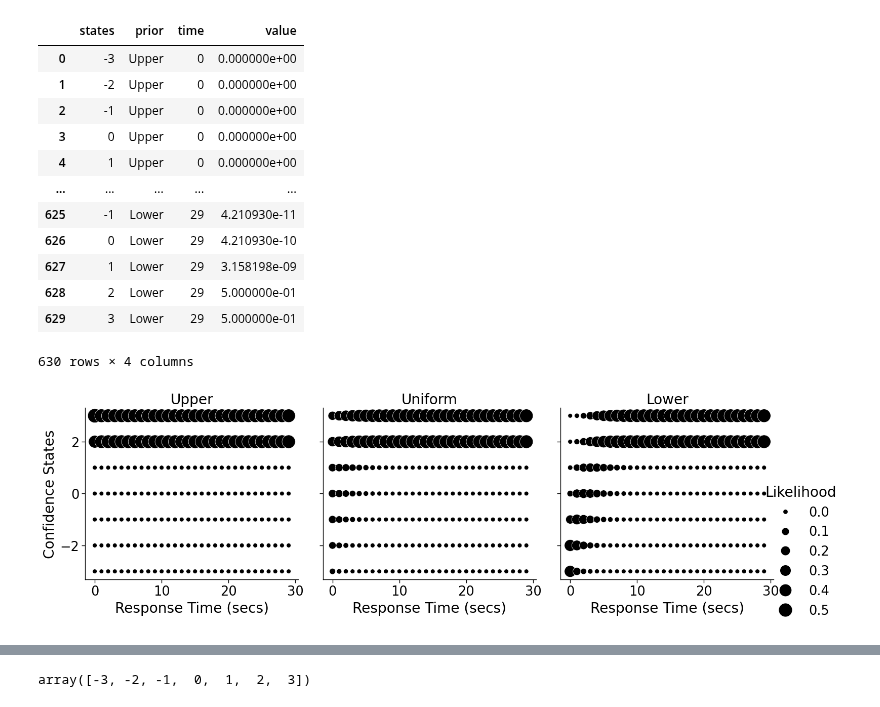
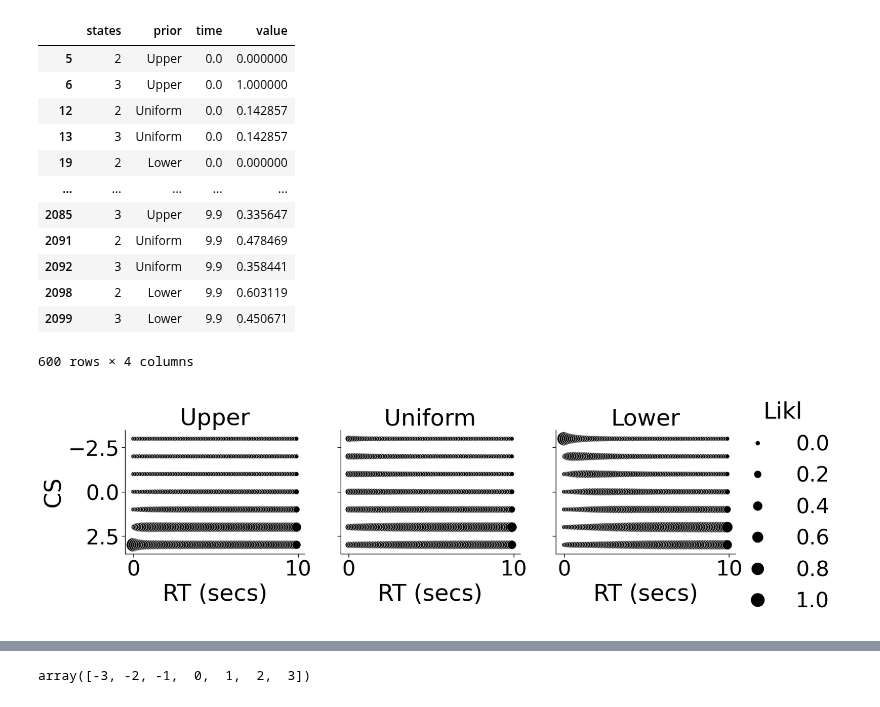
Before and after one commit to rkmalaiya/stochastic_cognitive_dynamics, a Jupyter notebook: poc/Diffusion_vs_Quantum.ipynb, the cells around one changed output, grey strips where cells are left out. Drawn from its saved outputs; the diff is of its cells as text; code cells hidden in the pictures.

```diff
--- a/poc/Diffusion_vs_Quantum.ipynb
+++ b/poc/Diffusion_vs_Quantum.ipynb
@@ -16,10 +18,10 @@ n_states, start_width, delta, measurement_prob,  I, J = 7, 1, 1, 0.8, 1, 1
 m_Mc, m_Mw, m_Mn = ca._get_measurement_matrix(n_states, 1, prob=measurement_prob, model_type = "Markov")
 q_Mc, q_Mw, q_Mn = ca._get_measurement_matrix(n_states, 1, prob=measurement_prob, model_type = "Quantum")
 # %%
-mu, sigma, T = npx.asarray([[1]]), npx.asarray([[1]]), 100
+mu, sigma_m, sigma_q, T = npx.asarray([[1]]), npx.asarray([[2]]), npx.asarray([[2]]), 10
 
-intensity_matrix_markov = dd._buildK(n_states, mu, sigma)
-intensity_matrix_quantum = qd._buildH(n_states, mu, sigma)
+intensity_matrix_markov = dd._buildK(n_states, mu, sigma_m)
+intensity_matrix_quantum = qd._buildH(n_states, mu, sigma_q)
 # %%
 phi_0_markov = ca._get_initial_state(n_states, start_width,model_type="Markov", prior_type="Upper")
 phi_0_quantum = ca._get_initial_state(n_states, start_width,model_type="Quantum" , prior_type="Upper")
@@ -25,0 +63,4 @@ phi_0_quantum = ca._get_initial_state(n_states, start_width,model_type="Quantum"
+# %%
+phi_0_markov = ca._get_initial_state(n_states, start_width,model_type="Markov", prior_type="Uniform")
+phi_0_quantum = ca._get_initial_state(n_states, start_width,model_type="Quantum" , prior_type="Uniform")
+phi_0_markov, phi_0_quantum
@@ -32,12 +92,12 @@ for prior_type in ["Upper", "Uniform", "Lower"]:
 
     phi_markov_arr = []
     phi_quantum_arr = []
-    for t in range(1,31):
+    for t in np.arange(0, T, steps):
         phi_markov = ca.perform_state_transition(intensity_matrix_markov, npx.asarray([[t]]), npx.asarray([[1]]),
                                                 m_Mc, m_Mw, m_Mn, phi_0_markov, delta,
                                                 transition_type="RT", likelihood_type="SINGLE")
         phi_markov_arr.append(np.asarray(phi_markov.squeeze()))
-    for t in range(1,31):
+    for t in np.arange(0, T, steps):
         phi_quantum = ca.perform_state_transition(intensity_matrix_quantum, npx.asarray([[t]]), npx.asarray([[1]]),
                                                 q_Mc, q_Mw, q_Mn, phi_0_quantum, delta,
                                                 transition_type="RT", likelihood_type="SINGLE")
@@ -79,29 +139,30 @@ pd.DataFrame(scx.linalg.expm(intensity_matrix_markov).squeeze())
 # %%
-df_markov_plot = df_markov.melt(id_vars = "prior", ignore_index=False, var_name="time").reset_index(names="states").assign(states = lambda df: df.states - n_states//2 )
-df_quantum_plot = df_quantum.melt(id_vars = "prior", ignore_index=False, var_name="time").reset_index(names="states").assign(states = lambda df: df.states - n_states//2)
-df_markov_plot
+df_markov_plot = df_markov.melt(id_vars = "prior", ignore_index=False, var_name="time").reset_index(names="states").assign(states = lambda df: df.states - n_states//2 ).assign(time=lambda df: df.time*steps)
+df_quantum_plot = df_quantum.melt(id_vars = "prior", ignore_index=False, var_name="time").reset_index(names="states").assign(states = lambda df: df.states - n_states//2).assign(time=lambda df: df.time*steps)
+df_markov_plot.query("states==3 | states==2")
 # %% [output]
 |  | states | prior | time | value |
-| 0 | -3 | Upper | 0 | 0.000000e+00 |
-| 1 | -2 | Upper | 0 | 0.000000e+00 |
-| 2 | -1 | Upper | 0 | 0.000000e+00 |
-| 3 | 0 | Upper | 0 | 0.000000e+00 |
-| 4 | 1 | Upper | 0 | 0.000000e+00 |
+| 5 | 2 | Upper | 0.0 | 0.000000 |
+| 6 | 3 | Upper | 0.0 | 1.000000 |
+| 12 | 2 | Uniform | 0.0 | 0.142857 |
+| 13 | 3 | Uniform | 0.0 | 0.142857 |
+| 19 | 2 | Lower | 0.0 | 0.000000 |
 | ... | ... | ... | ... | ... |
-| 625 | -1 | Lower | 29 | 4.210930e-11 |
-| 626 | 0 | Lower | 29 | 4.210930e-10 |
-| 627 | 1 | Lower | 29 | 3.158198e-09 |
-| 628 | 2 | Lower | 29 | 5.000000e-01 |
-| 629 | 3 | Lower | 29 | 5.000000e-01 |
+| 2085 | 3 | Upper | 9.9 | 0.335647 |
+| 2091 | 2 | Uniform | 9.9 | 0.478469 |
+| 2092 | 3 | Uniform | 9.9 | 0.358441 |
+| 2098 | 2 | Lower | 9.9 | 0.603119 |
+| 2099 | 3 | Lower | 9.9 | 0.450671 |
-630 rows × 4 columns
+600 rows × 4 columns
 # %%
 f = sns.relplot(df_markov_plot,
-x="time", y="states",size="value", col="prior", sizes=(40,400), color="Black", aspect=1)
+x="time", y="states",size="value", col="prior", sizes=(40,400), color="Black", aspect=1, facet_kws={"ylim":(-3.5,3.5)})#, facet_kws={"xlim":(0,32)})
 f.set_titles("{col_name}")
-f.legend.set_title("Likelihood")
-f.set_xlabels("Response Time (secs)")
-f.set_ylabels("Confidence States")
+f.legend.set_title("Likl")
+f.set_xlabels("RT (secs)")
+f.set_ylabels("CS")
+plt.gca().invert_yaxis()
 #f.legend.set_bbox_to_anchor((0.9,0.5))
-f.legend.set_loc("lower right")
+#f.legend.set_loc("lower right")
 # %% [output]
-[figure, old version]
+[figure, new version]
```
Also changed, not shown: parts of 29 cells of this notebook.
